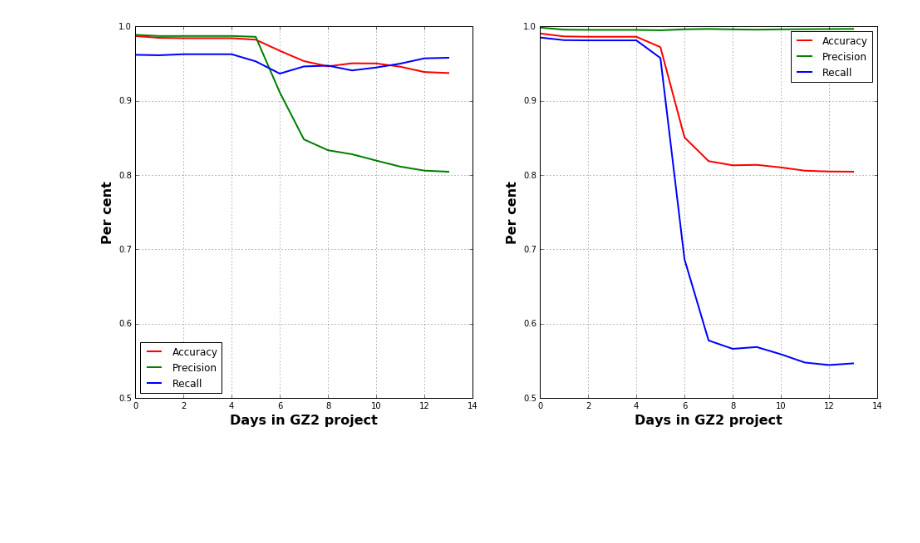
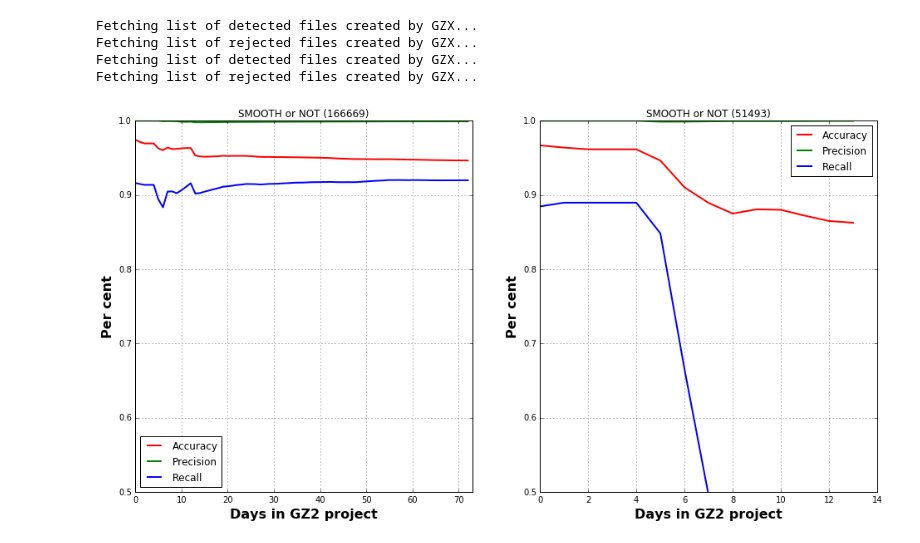
Before and after one commit to melaniebeck/SpaceWarps, a Jupyter notebook: analysis/expertsample_run/GZX_evaluation_widget.ipynb, the cells around one changed output. Drawn from its saved outputs; the diff is of its cells as text; code cells hidden in the pictures; blank space fills up the shorter version.

```diff
--- a/analysis/expertsample_run/GZX_evaluation_widget.ipynb
+++ b/analysis/expertsample_run/GZX_evaluation_widget.ipynb
@@ -23,6 +15,0 @@ def fetch_parameters(config):
-# %%
-def fetch_num_days(params):
-    days = int(subprocess.check_output("find %s_*/ -maxdepth 1 -type d -print "
-                                       "| wc -l"%params['survey'], shell=True))
-
-    return int(days)
@@ -39,18 +15,0 @@ def fetch_classifications(filename):
-# %%
-def fetch_filelist(params, kind='detected'):
-
-    # ------------------------------------------------------------------
-    # Load up detected subjects...
-    #print "Fetching list of %s files created by GZX..."%kind
-
-    try:
-        cmd = "ls %s_*/*%s_catalog.txt"%(params['survey'], kind)
-        cmdout = subprocess.Popen(cmd, shell=True, stdout=subprocess.PIPE)
-        filelist = cmdout.stdout.read().splitlines()
-
-    except:
-        print "No '%s' files found! Aborting..."%kind
-        print ""
-        sys.exit()
-
-    return filelist
@@ -114,5 +117,6 @@ def generate_SWAP_eval_report(detectedfilelist, rejectedfilelist, subjects,
 # %%
-def plot_GZX_evaluation(axes, num_days, accuracy, precision, recall):
+def plot_GZX_evaluation(axes, num_days, accuracy, precision, recall,
+                        total_retired, smooth_or_not=True):
 
     days = np.arange(num_days)
 
@@ -124,6 +128,11 @@ def plot_GZX_evaluation(axes, num_days, accuracy, precision, recall):
     axes.set_xlim(0,num_days)
     axes.set_ylim(0.5, 1.0)
 
+    if smooth_or_not:
+        axes.set_title('SMOOTH or NOT (%i)'%total_retired)
+    else:
+        axes.set_title('FEATURED or NOT (%i)'%total_retired)
+
     axes.set_xlabel('Days in GZ2 project',fontsize=16,fontweight='bold')
     axes.set_ylabel('Per cent',fontsize=16,fontweight='bold')
 # %%
@@ -164,15 +193,22 @@ def compare_evaluation_plots(config1, config2):
     plt.show()
     plt.close()
 # %%
-filenames1 = {'S_featornot':'update_sup_0.5_trainfirst_flipfeature2.config',
+filenames1 = {'S_featornot':'update_sup_0.5_trainfirst_flipfeature2b.config',
              'S_smoothornot':'update_sup_0.5_trainfirst_standard2.config',
-             'SU_featornot':'update_sup_unsup_0.5_trainfirst_flipfeature2.config',
+             'SU_featornot':'update_sup_unsup_0.5_trainfirst_flipfeature2b.config',
              'SU_smoothornot':'update_sup_unsup_0.5_trainfirst_standard2.config',
-             'S_featornot_p5':'update_sup_PLPD5_p5_flipfeature2.config',
+             'S_featornot_p5':'update_sup_PLPD5_p5_flipfeature2b.config',
              'S_smoothornot_p5':'update_sup_PLPD5_p5_standard2.config'}
 
 filenames2 = filenames1
 
-interact(compare_evaluation_plots, config1=filenames1, config2=filenames2);
+gz_kinds = {'raw': 'raw', 'weighted': 'weighted', 'debiased':'debiased'}
+
+interact(compare_evaluation_plots, config1=filenames1, config2=filenames2,
+         gz_kind1=gz_kinds, gz_kind2=gz_kinds);
 # %% [output]
+Fetching list of detected files created by GZX...
+Fetching list of rejected files created by GZX...
+Fetching list of detected files created by GZX...
+Fetching list of rejected files created by GZX...
-[figure, old version]
+[figure, new version]
```
Also changed, not shown: parts of 12 cells of this notebook, 5 other files.
